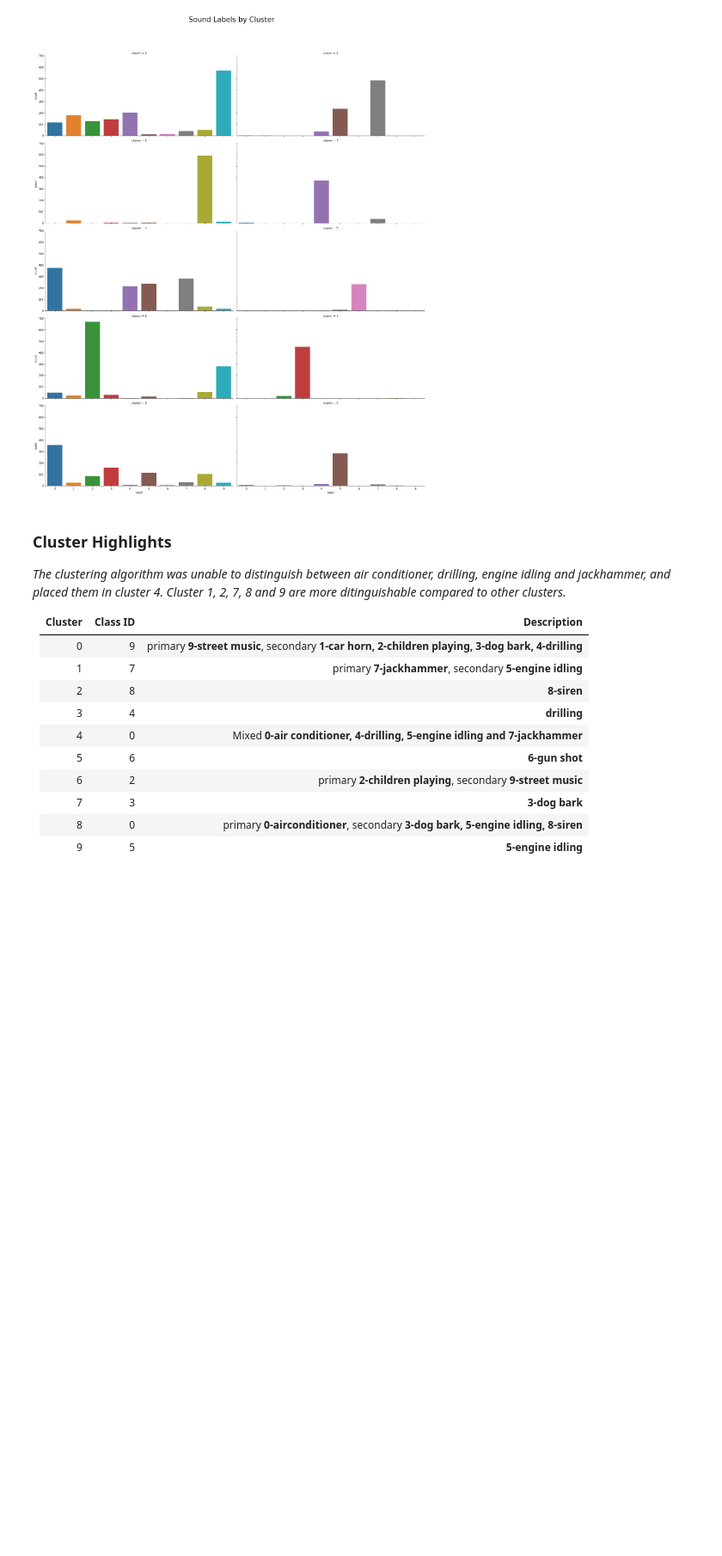
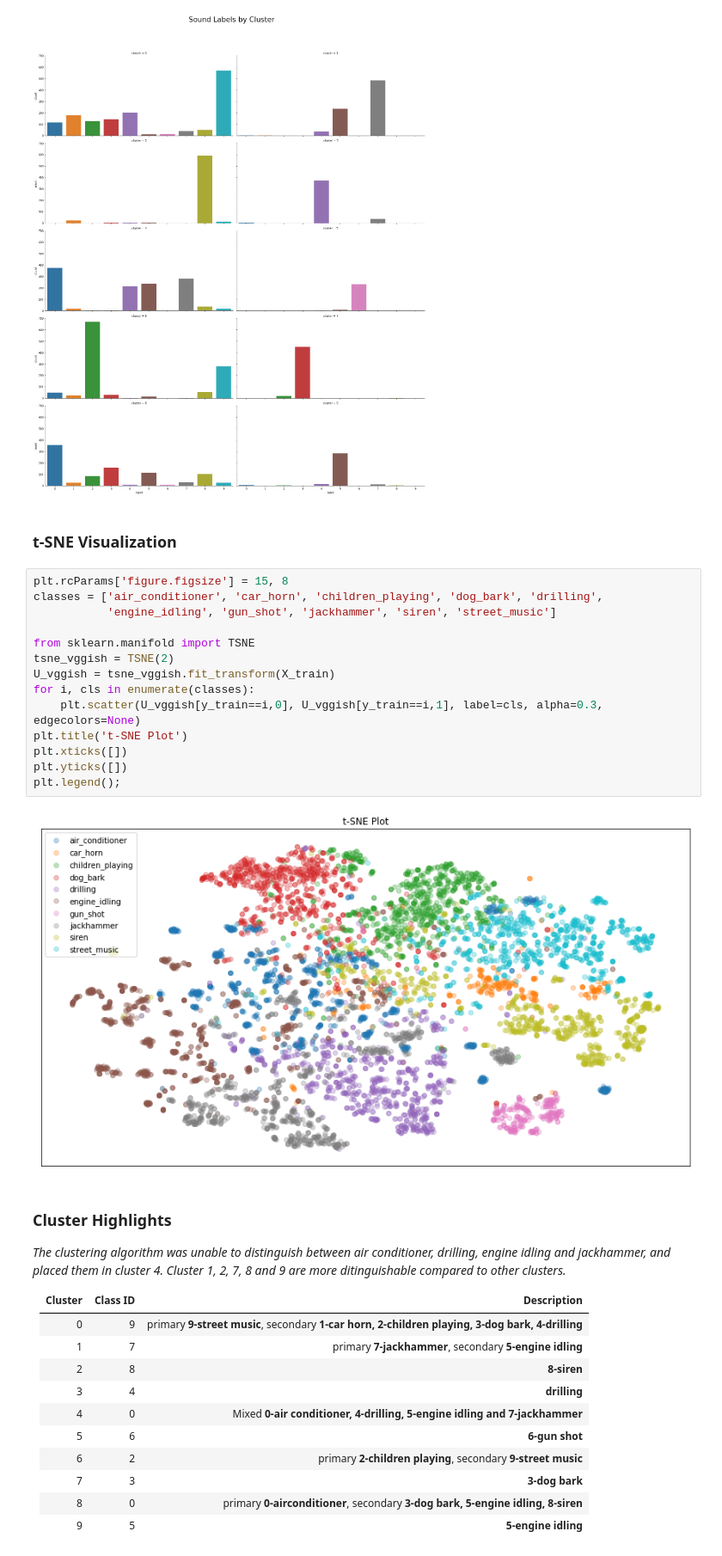
Before and after one commit to rajinigurijala/Capstone4, a Jupyter notebook: ClusteringAnalysis.ipynb, the cells around one changed output. Shown at 86% size. Cells and saved outputs as stored; diff of their text form; blank space fills up the shorter version.

```diff
--- a/ClusteringAnalysis.ipynb
+++ b/ClusteringAnalysis.ipynb
@@ -638,6 +638,24 @@ plt.suptitle('Sound Labels by Cluster', fontsize=26)
 plt.show()
 # %% [output]
 [figure]
+# %% [markdown]
+### t-SNE Visualization
+# %%
+plt.rcParams['figure.figsize'] = 15, 8
+classes = ['air_conditioner', 'car_horn', 'children_playing', 'dog_bark', 'drilling',
+           'engine_idling', 'gun_shot', 'jackhammer', 'siren', 'street_music']
+
+from sklearn.manifold import TSNE
+tsne_vggish = TSNE(2)
+U_vggish = tsne_vggish.fit_transform(X_train)
+for i, cls in enumerate(classes):
+    plt.scatter(U_vggish[y_train==i,0], U_vggish[y_train==i,1], label=cls, alpha=0.3, edgecolors=None)
+plt.title('t-SNE Plot')
+plt.xticks([])
+plt.yticks([])
+plt.legend();
+# %% [output]
+[figure, added]
 # %% [markdown]
 ### Cluster Highlights
 
```
Also changed, not shown: parts of 1 cell of this notebook.
